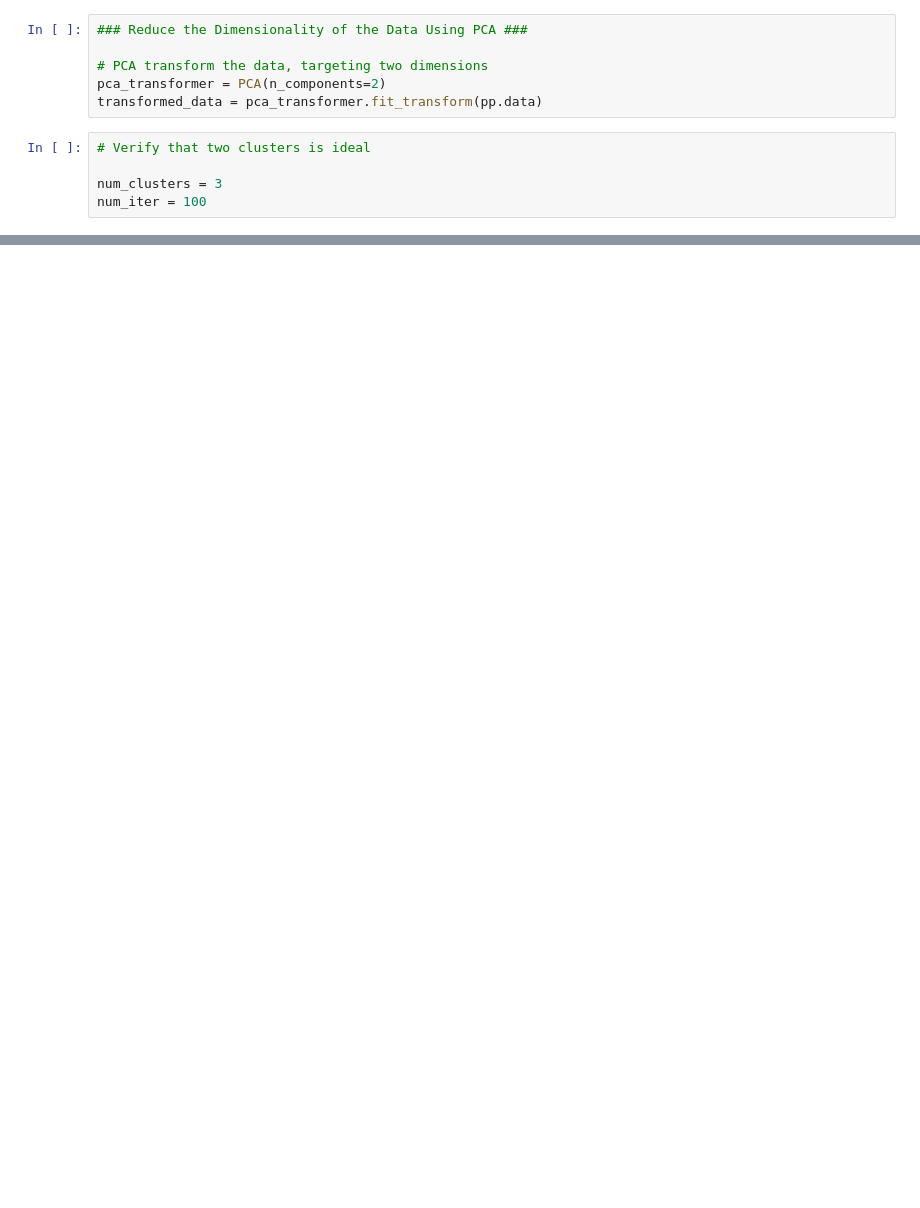
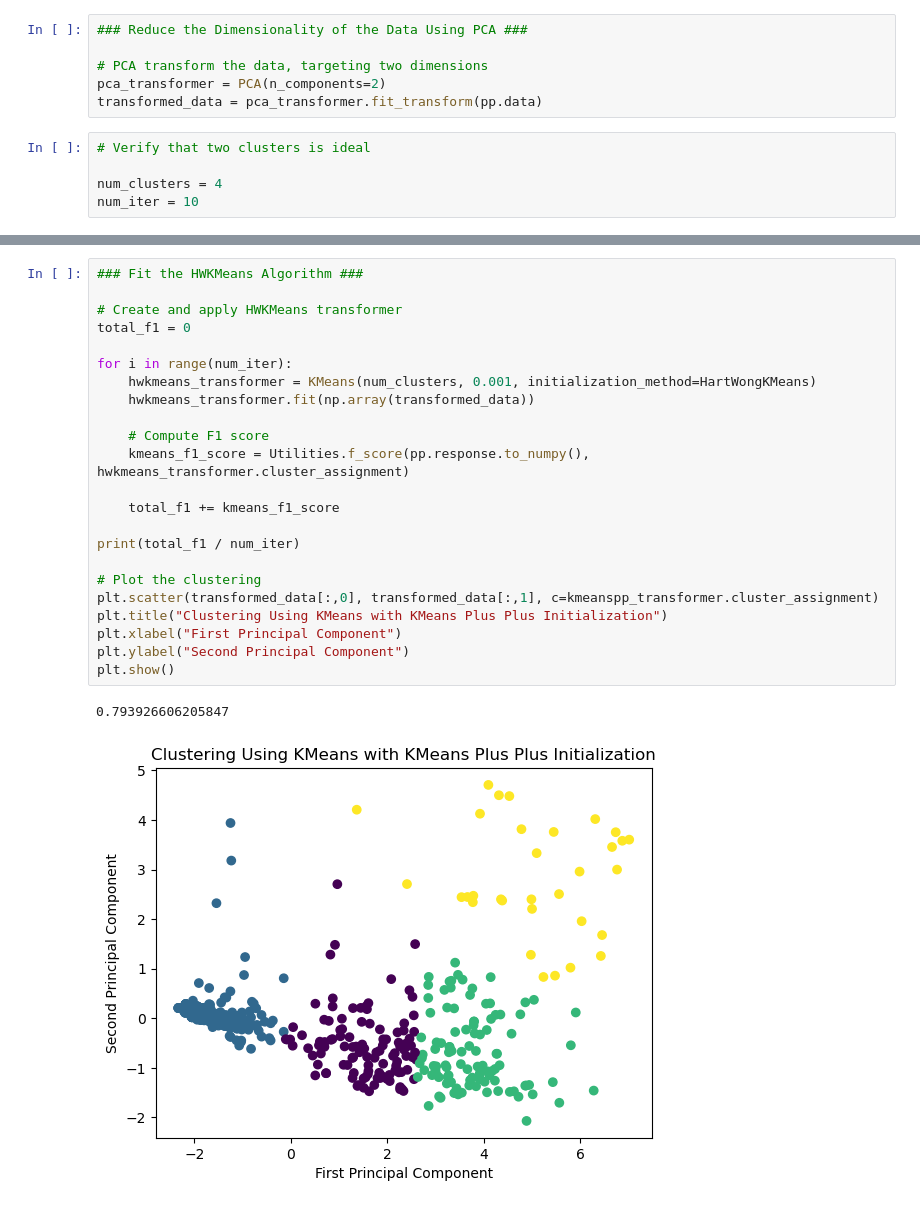
Before and after one commit to SciGuyTy/CSCI347FinalProject, a Jupyter notebook: Experiment.ipynb, the cells around one changed output, grey strips where cells are left out. Cells and saved outputs as stored; diff of their text form; blank space fills up the shorter version.

Commit message:
Integrated HWKMeans in experiment

```diff
--- a/Experiment.ipynb
+++ b/Experiment.ipynb
@@ -36,8 +50,8 @@ transformed_data = pca_transformer.fit_transform(pp.data)
 # %%
 # Verify that two clusters is ideal
 
-num_clusters = 3
-num_iter = 100
+num_clusters = 4
+num_iter = 10
 # %%
 ### Fit the KMeans Algorithm ###
 
@@ -89,0 +107,26 @@ plt.show()
+# %%
+### Fit the HWKMeans Algorithm ###
+
+# Create and apply HWKMeans transformer
+total_f1 = 0
+
+for i in range(num_iter):
+    hwkmeans_transformer = KMeans(num_clusters, 0.001, initialization_method=HartWongKMeans)
+    hwkmeans_transformer.fit(np.array(transformed_data))
+
+    # Compute F1 score
+    kmeans_f1_score = Utilities.f_score(pp.response.to_numpy(), hwkmeans_transformer.cluster_assignment)
+
+    total_f1 += kmeans_f1_score
+
+print(total_f1 / num_iter)
+
+# Plot the clustering
+plt.scatter(transformed_data[:,0], transformed_data[:,1], c=kmeanspp_transformer.cluster_assignment)
+plt.title("Clustering Using KMeans with KMeans Plus Plus Initialization")
+plt.xlabel("First Principal Component")
+plt.ylabel("Second Principal Component")
+plt.show()
+# %% [output]
+0.793926606205847
+[figure, added]
```
Also changed, not shown: parts of 4 cells of this notebook, 1 other file.
